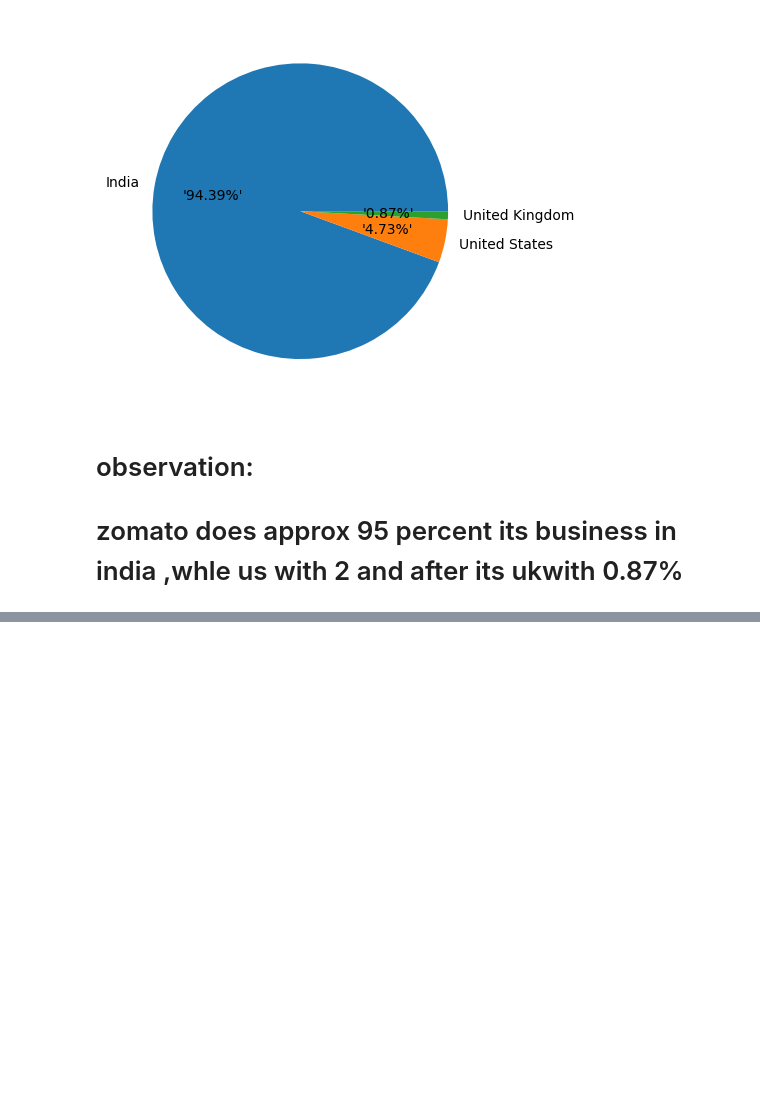
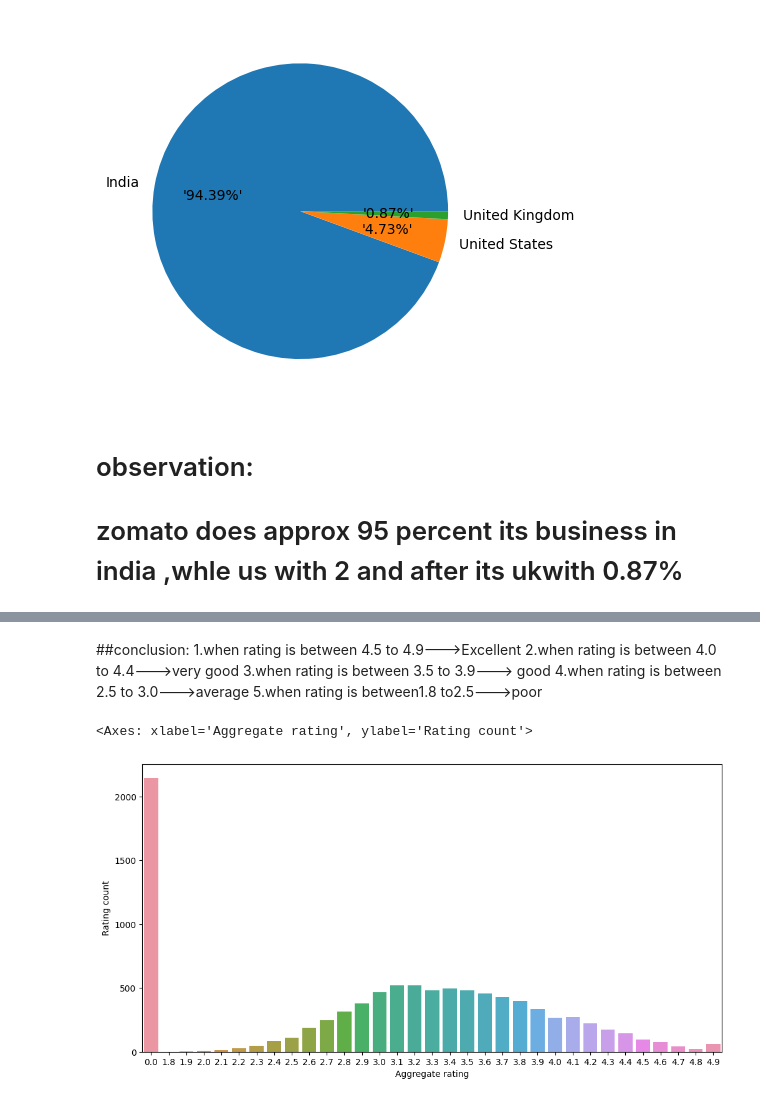
Before and after one commit to sourabh3624/EDA-ON-ZOMATO-DATASET, a Jupyter notebook: EDA on Zomato.ipynb, the cells around one changed output, grey strips where cells are left out. Drawn from its saved outputs; the diff is of its cells as text; code cells hidden in the pictures; blank space fills up the shorter version.

Commit message:
Add files via upload
final observations after eda on data set

```diff
--- a/EDA on Zomato.ipynb
+++ b/EDA on Zomato.ipynb
@@ -183,0 +214,2 @@ plt.pie(country_val[:3],labels=country_names[:3],autopct="'%1.2f%%'")
+# %%
+ratings=final_df.groupby(['Aggregate rating', 'Rating color', 'Rating text']).size().reset_index().rename(columns={0:'Rating count'})
@@ -183,0 +236,14 @@ plt.pie(country_val[:3],labels=country_names[:3],autopct="'%1.2f%%'")
+# %% [markdown]
+##conclusion:
+1.when rating is between 4.5 to 4.9--->Excellent
+2.when rating is between 4.0 to 4.4--->very good
+3.when rating is between 3.5 to 3.9---> good
+4.when rating is between 2.5 to 3.0--->average
+5.when rating is between1.8 to2.5--->poor
+# %%
+import matplotlib
+matplotlib.rcParams['figure.figsize']=(12,6)
+sns.barplot(x="Aggregate rating",y="Rating count",data=ratings)
+# %% [output]
+<Axes: xlabel='Aggregate rating', ylabel='Rating count'>
+[figure, added]
```
Also changed, not shown: parts of 23 cells of this notebook.
